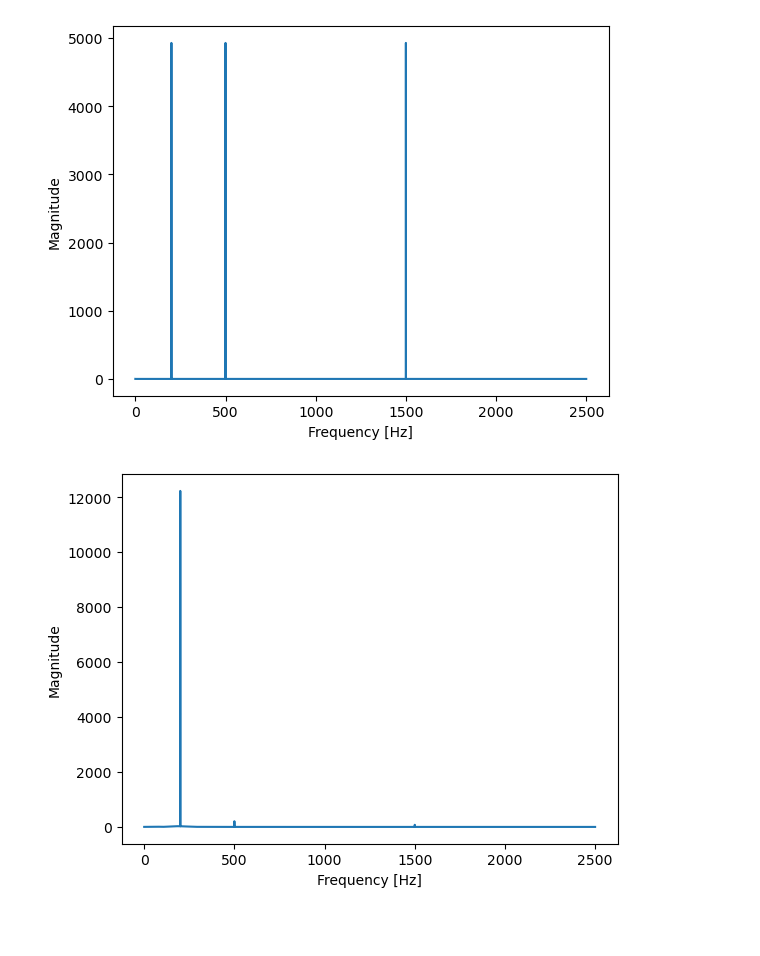
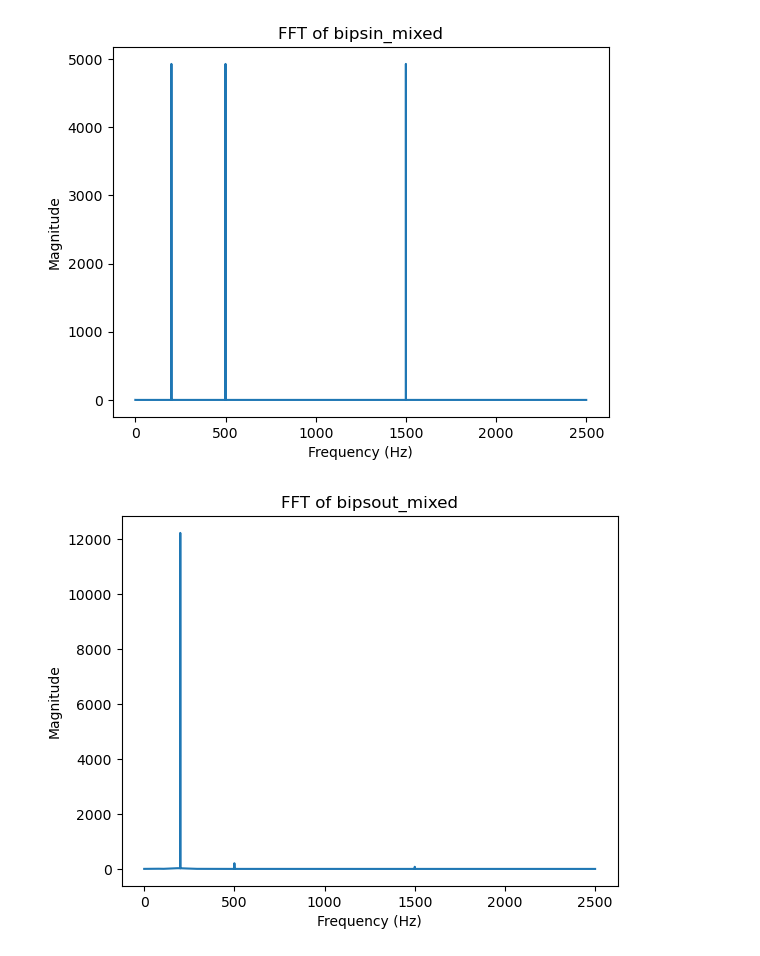
Before and after one commit to vitorfraga12/PDS-Exercicio-Computacional-2, a Jupyter notebook: Questao3.ipynb, the cells around one changed output. Cells and saved outputs as stored; diff of their text form; code cells hidden in the pictures; blank space fills up the shorter version.

```diff
--- a/Questao3.ipynb
+++ b/Questao3.ipynb
@@ -22,23 +24,30 @@ plt.show()
 # %%
 fft_bipsin_mixed = np.fft.fft(bipsin_mixed)
+freqs = np.fft.fftfreq(len(bipsin_mixed), 1/fs)
+fft_bipsin_mixed = fft_bipsin_mixed[freqs >= 0]
+freqs = freqs[freqs >= 0]
+
+
 fft_bipsout_mixed = np.fft.fft(bipsout_mixed)
-freqs = np.fft.fftfreq(len(fft_bipsin_mixed), 1/fs)
-freqs = freqs[:len(freqs)//2]
-fft_bipsin_mixed = fft_bipsin_mixed[:len(fft_bipsin_mixed)//2]
-fft_bipsout_mixed = fft_bipsout_mixed[:len(fft_bipsout_mixed)//2]
+freqs2 = np.fft.fftfreq(len(bipsout_mixed), 1/fs)
+fft_bipsout_mixed = fft_bipsout_mixed[freqs2 >= 0]
+freqs2 = freqs2[freqs2 >= 0]
 
-plt.plot(freqs, np.abs(fft_bipsin_mixed))
-plt.xlabel('Frequency [Hz]')
+
+plt.plot(freqs ,np.abs(fft_bipsin_mixed))
+plt.xlabel('Frequency (Hz)')
 plt.ylabel('Magnitude')
+plt.title('FFT of bipsin_mixed')
 plt.show()
 
-plt.plot(freqs, np.abs(fft_bipsout_mixed))
-plt.xlabel('Frequency [Hz]')
+plt.plot(freqs2 ,np.abs(fft_bipsout_mixed))
+plt.xlabel('Frequency (Hz)')
 plt.ylabel('Magnitude')
+plt.title('FFT of bipsout_mixed')
 plt.show()
 # %% [output]
-[figure, old version]
+[figure, new version]
-[figure, old version]
+[figure, new version]
 # %%
 duracao = (len(bipsin_mixed))/fs
 n = np.arange(-duracao/2, duracao/2, 1/fs)
```
Also changed, not shown: parts of 6 cells of this notebook, 4 other files.
